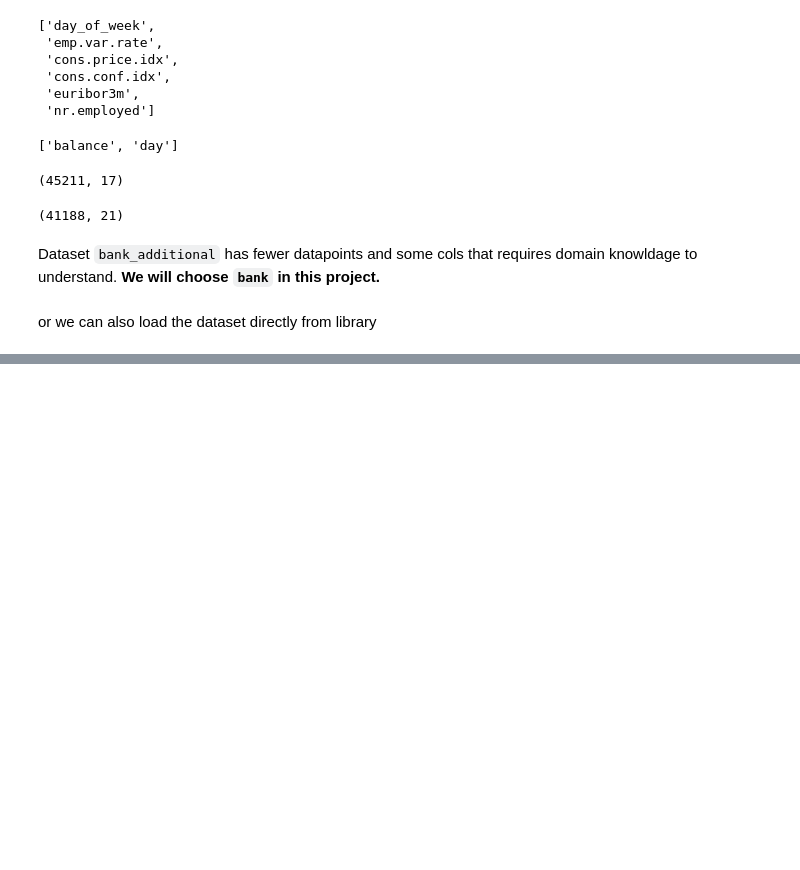
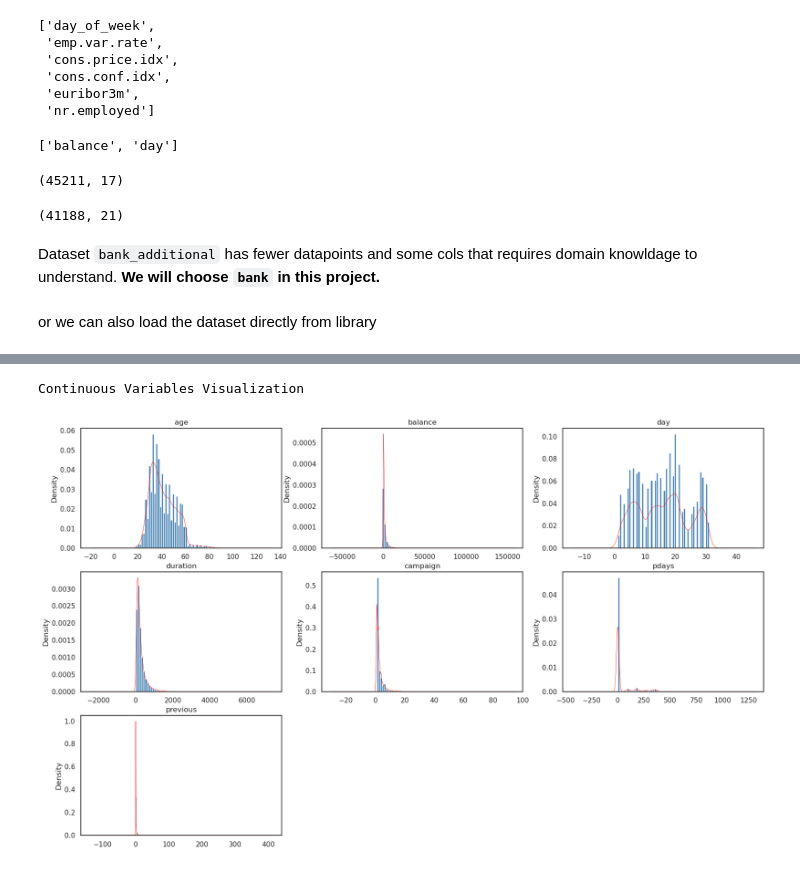
Before and after one commit to UBC-MDS/bank-marketing-analysis, a Jupyter notebook: EDA.ipynb, the cells around one changed output, grey strips where cells are left out. Cells and saved outputs as stored; diff of their text form; code cells hidden in the pictures; blank space fills up the shorter version.

```diff
--- a/EDA.ipynb
+++ b/EDA.ipynb
@@ -76,0 +185,21 @@ or we can also load the dataset directly from library
+# %%
+print("Continuous Variables Visualization")
+fig, axes = plt.subplots(nrows = 3,ncols = 3,figsize = (20,12))
+for i, item in enumerate(bank_int):
+    if i < 3:
+#         ax = sns.displot(bank[item], bins=100, hist=True, kde=True)
+        ax = bank_train[item].plot(kind = 'hist', ax=axes[0,i], bins=50, density=True, color='steelblue')
+        ax = bank_train[item].plot(kind = 'kde', ax=axes[0,i], color = 'red', linewidth=0.5)
+    elif i >=3 and i < 6:
+        ax = bank_train[item].plot(kind = 'hist', ax=axes[1,i-3], bins=50, density=True, color='steelblue')
+        ax = bank_train[item].plot(kind = 'kde', ax=axes[1,i-3], color = 'red', linewidth=0.5)
+    elif i < 9:
+        ax = bank_train[item].plot(kind = 'hist', ax=axes[2,i-6], bins=100, density=True, color='steelblue')
+        ax = bank_train[item].plot(kind = 'kde', ax=axes[2,i-6], color = 'red', linewidth=0.5)
+
+    ax.set_title(item)
+plt.delaxes(axes[2, 1])
+plt.delaxes(axes[2, 2])
+# %% [output]
+Continuous Variables Visualization
+[figure, added]
```
Also changed, not shown: parts of 18 cells of this notebook.
